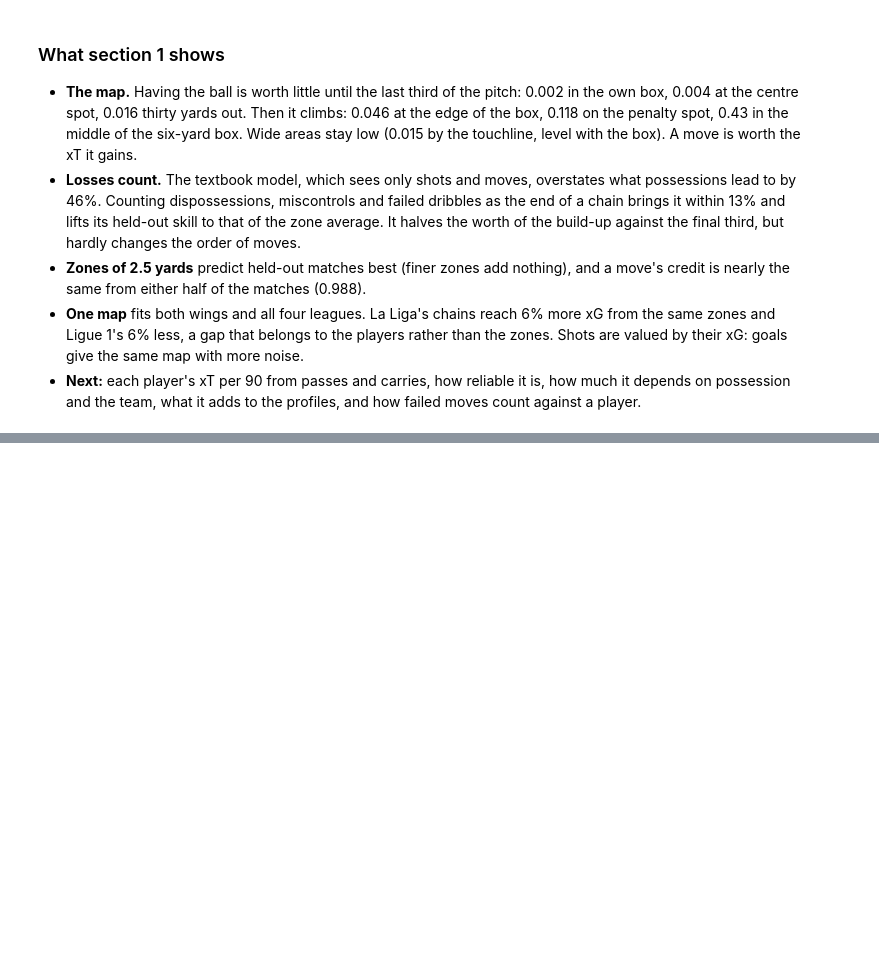
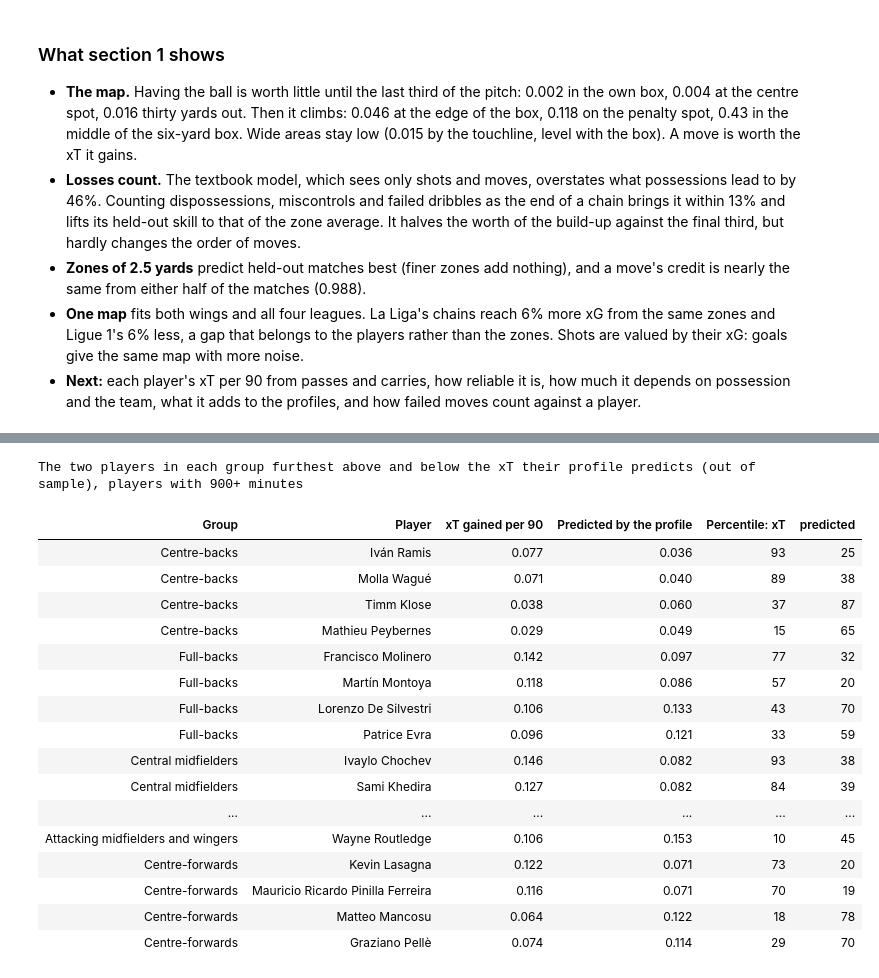
Before and after one commit to Fabiohhp/football-scouting, a Jupyter notebook: notebooks/03_possession_value.ipynb, the cells around one changed output, grey strips where cells are left out. Saved outputs shown, nothing was run; the diff lists cells and outputs as text; code cells hidden in the pictures; blank space fills up the shorter version.

```diff
--- a/notebooks/03_possession_value.ipynb
+++ b/notebooks/03_possession_value.ipynb
@@ -557,0 +1389,42 @@ xT at a few spots (StatsBomb coordinates, yards)
+# %%
+gaps = []
+for g in OUTFIELD:
+    ids = regulars.index[regulars.comparison_group == g]
+    d = pd.DataFrame({"xt": xt_adjusted.loc[ids], "predicted": xt_predicted[g]})
+    pct = d.rank(pct=True) * 100
+    gap = pct.xt - pct.predicted
+    for i in [*gap.nlargest(2).index, *gap.nsmallest(2).index]:
+        gaps.append({
+            "Group": GROUP_NAMES[g], "Player": players.name[i], "xT gained per 90": d.xt[i],
+            "Predicted by the profile": d.predicted[i], "Percentile: xT": pct.xt[i],
+            "predicted": pct.predicted[i],
+        })  # fmt: skip
+display(
+    pd.DataFrame(gaps)
+    .style.format("{:.3f}", subset=["xT gained per 90", "Predicted by the profile"])
+    .format("{:.0f}", subset=["Percentile: xT", "predicted"])
+    .hide(axis="index")
+    .set_caption(
+        "The two players in each group furthest above and below the xT their profile predicts "
+        "(out of sample), players with 900+ minutes"
+    )
+)
+# %% [output]
+The two players in each group furthest above and below the xT their profile predicts (out of sample), players with 900+ minutes
+| Group | Player | xT gained per 90 | Predicted by the profile | Percentile: xT | predicted |
+| Centre-backs | Iván Ramis | 0.077 | 0.036 | 93 | 25 |
+| Centre-backs | Molla Wagué | 0.071 | 0.040 | 89 | 38 |
+| Centre-backs | Timm Klose | 0.038 | 0.060 | 37 | 87 |
+| Centre-backs | Mathieu Peybernes | 0.029 | 0.049 | 15 | 65 |
+| Full-backs | Francisco Molinero | 0.142 | 0.097 | 77 | 32 |
+| Full-backs | Martín Montoya | 0.118 | 0.086 | 57 | 20 |
+| Full-backs | Lorenzo De Silvestri | 0.106 | 0.133 | 43 | 70 |
+| Full-backs | Patrice Evra | 0.096 | 0.121 | 33 | 59 |
+| Central midfielders | Ivaylo Chochev | 0.146 | 0.082 | 93 | 38 |
+| Central midfielders | Sami Khedira | 0.127 | 0.082 | 84 | 39 |
+| ... | ... | ... | ... | ... | ... |
+| Attacking midfielders and wingers | Wayne Routledge | 0.106 | 0.153 | 10 | 45 |
+| Centre-forwards | Kevin Lasagna | 0.122 | 0.071 | 73 | 20 |
+| Centre-forwards | Mauricio Ricardo Pinilla Ferreira | 0.116 | 0.071 | 70 | 19 |
+| Centre-forwards | Matteo Mancosu | 0.064 | 0.122 | 18 | 78 |
+| Centre-forwards | Graziano Pellè | 0.074 | 0.114 | 29 | 70 |
```
Also changed, not shown: parts of 25 cells of this notebook, 9 other files.
